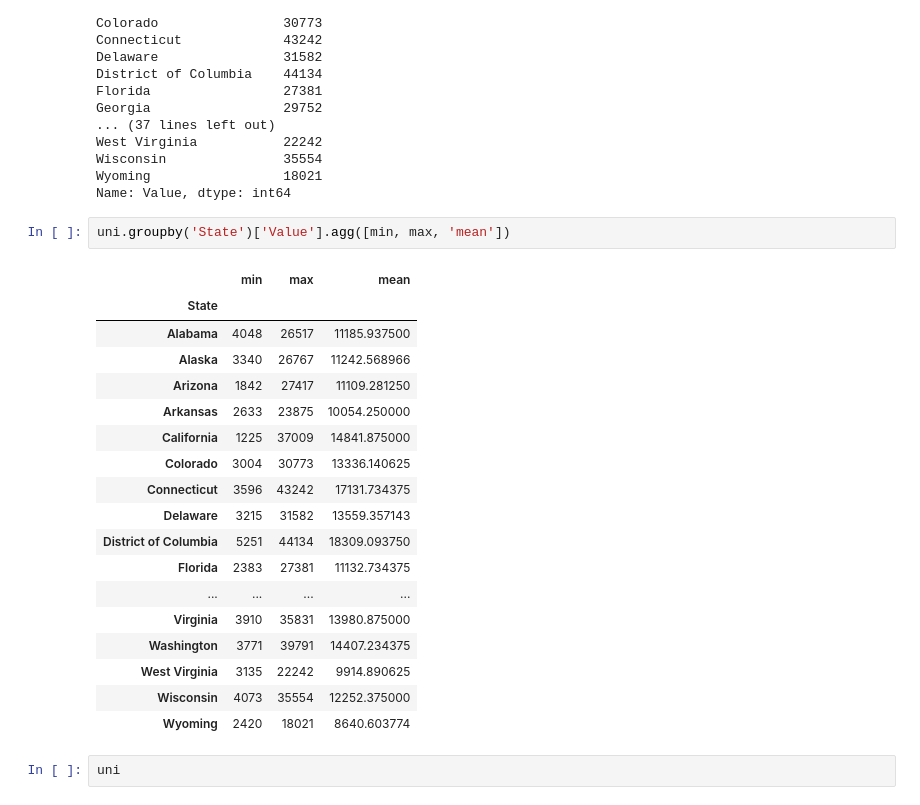
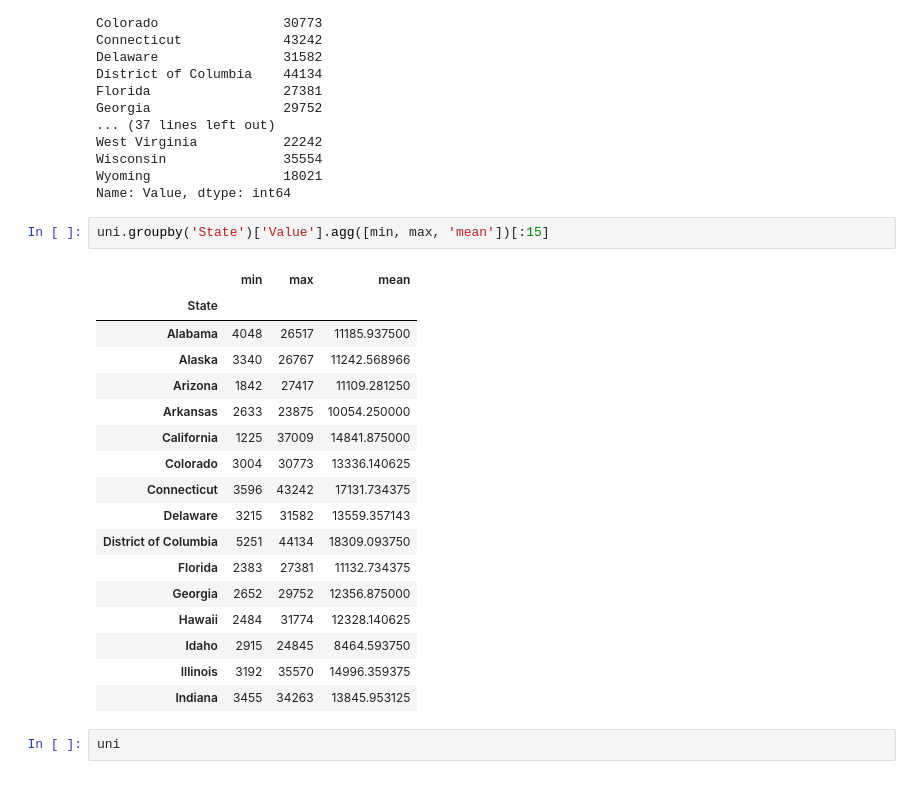
Before and after one commit to htuteja04/practice, a Jupyter notebook: Pandas/Practice_1.ipynb, the cells around one changed output. Cells and saved outputs as stored; diff of their text form.

```diff
--- a/Pandas/Practice_1.ipynb
+++ b/Pandas/Practice_1.ipynb
@@ -925,26 +851,25 @@ Wisconsin               35554
 Wyoming                 18021
 Name: Value, dtype: int64
 # %%
-uni.groupby('State')['Value'].agg([min, max, 'mean'])
+uni.groupby('State')['Value'].agg([min, max, 'mean'])[:15]
 # %% [output]
 |  | min | max | mean |
 | State |  |  |  |
 | Alabama | 4048 | 26517 | 11185.937500 |
 | Alaska | 3340 | 26767 | 11242.568966 |
 | Arizona | 1842 | 27417 | 11109.281250 |
 | Arkansas | 2633 | 23875 | 10054.250000 |
 | California | 1225 | 37009 | 14841.875000 |
 | Colorado | 3004 | 30773 | 13336.140625 |
 | Connecticut | 3596 | 43242 | 17131.734375 |
 | Delaware | 3215 | 31582 | 13559.357143 |
 | District of Columbia | 5251 | 44134 | 18309.093750 |
 | Florida | 2383 | 27381 | 11132.734375 |
-| ... | ... | ... | ... |
-| Virginia | 3910 | 35831 | 13980.875000 |
-| Washington | 3771 | 39791 | 14407.234375 |
-| West Virginia | 3135 | 22242 | 9914.890625 |
-| Wisconsin | 4073 | 35554 | 12252.375000 |
-| Wyoming | 2420 | 18021 | 8640.603774 |
+| Georgia | 2652 | 29752 | 12356.875000 |
+| Hawaii | 2484 | 31774 | 12328.140625 |
+| Idaho | 2915 | 24845 | 8464.593750 |
+| Illinois | 3192 | 35570 | 14996.359375 |
+| Indiana | 3455 | 34263 | 13845.953125 |
 # %%
 uni
 # %% [output]
```
Also changed, not shown: parts of 26 cells of this notebook.
